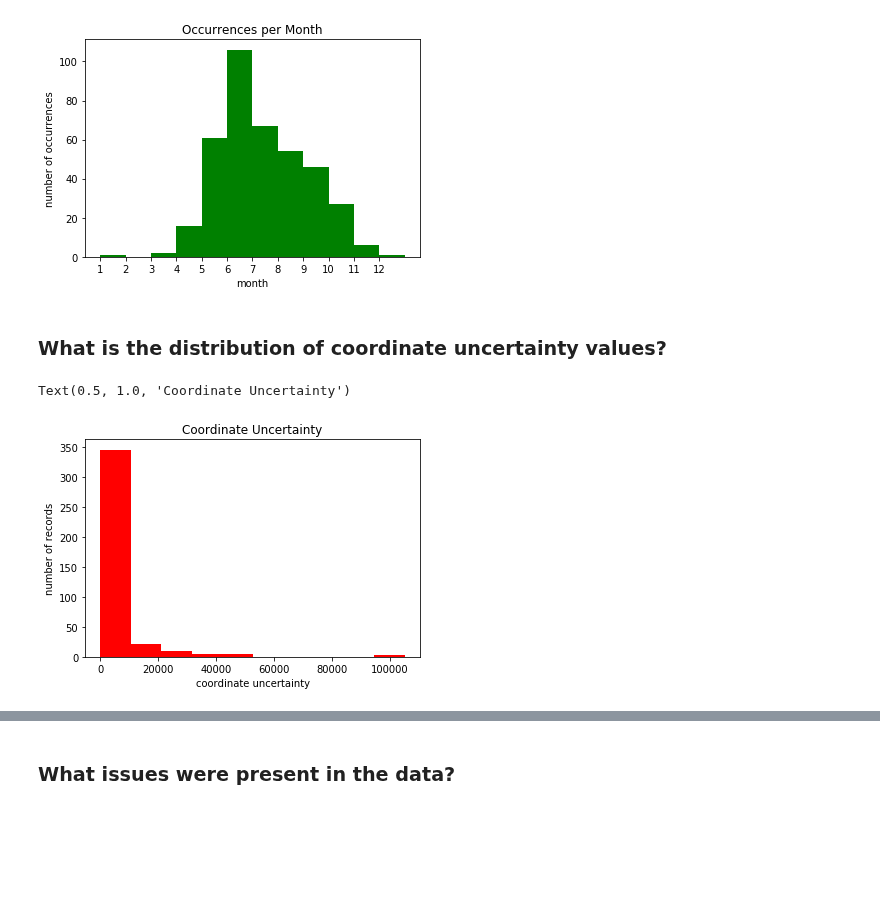
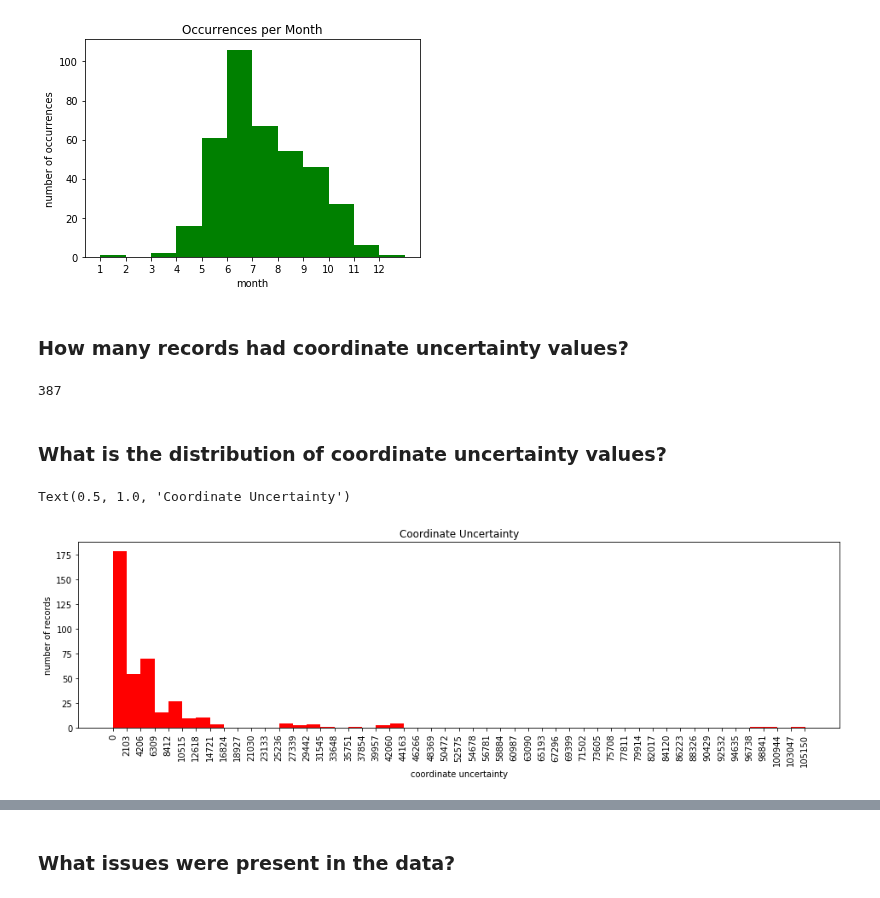
Before and after one commit to ncbirdconservation/NCBA, a Jupyter notebook: bYBCUx0 GBIFr1 GBIFf2.ipynb, the cells around one changed output, grey strips where cells are left out. Cells and saved outputs as stored; diff of their text form; code cells hidden in the pictures; blank space fills up the shorter version.

Commit message:
Plot coordinate uncertainty.  Summarize uncertainty.

```diff
--- a/bYBCUx0 GBIFr1 GBIFf2.ipynb
+++ b/bYBCUx0 GBIFr1 GBIFf2.ipynb
@@ -246,14 +237,24 @@ plt.title("Occurrences per Month")
 # %% [output]
 Text(0.5, 1.0, 'Occurrences per Month')
 [figure]
+# %% [markdown]
+### How many records had coordinate uncertainty values?
+# %%
+uncert_cnt = curs_occ.execute("SELECT COUNT(coordinateUncertaintyInMeters) FROM occurrences WHERE species_id = '{0}' AND coordinateUncertaintyInMeters >= 0".format(species_id)).fetchone()
+print(uncert_cnt[0])
+# %% [output]
+387
 # %% [markdown]
 ### What is the distribution of coordinate uncertainty values?
 # %%
 occ_cert = [int(x[0]) for x in curs_occ.execute("SELECT coordinateUncertaintyInMeters FROM occurrences").fetchall()]
-plt.hist(occ_cert, color="r")
+maxi = np.max(occ_cert)
+plt.figure(figsize=(16,4))
+plt.hist(occ_cert, bins=50, color="r")
+plt.xticks(range(0, maxi, int(maxi/50)), rotation=90)
 plt.ylabel("number of records")
 plt.xlabel("coordinate uncertainty")
 plt.title("Coordinate Uncertainty")
 # %% [output]
 Text(0.5, 1.0, 'Coordinate Uncertainty')
-[figure, old version]
+[figure, new version]
```
Also changed, not shown: parts of 12 cells of this notebook, 2 other files.
